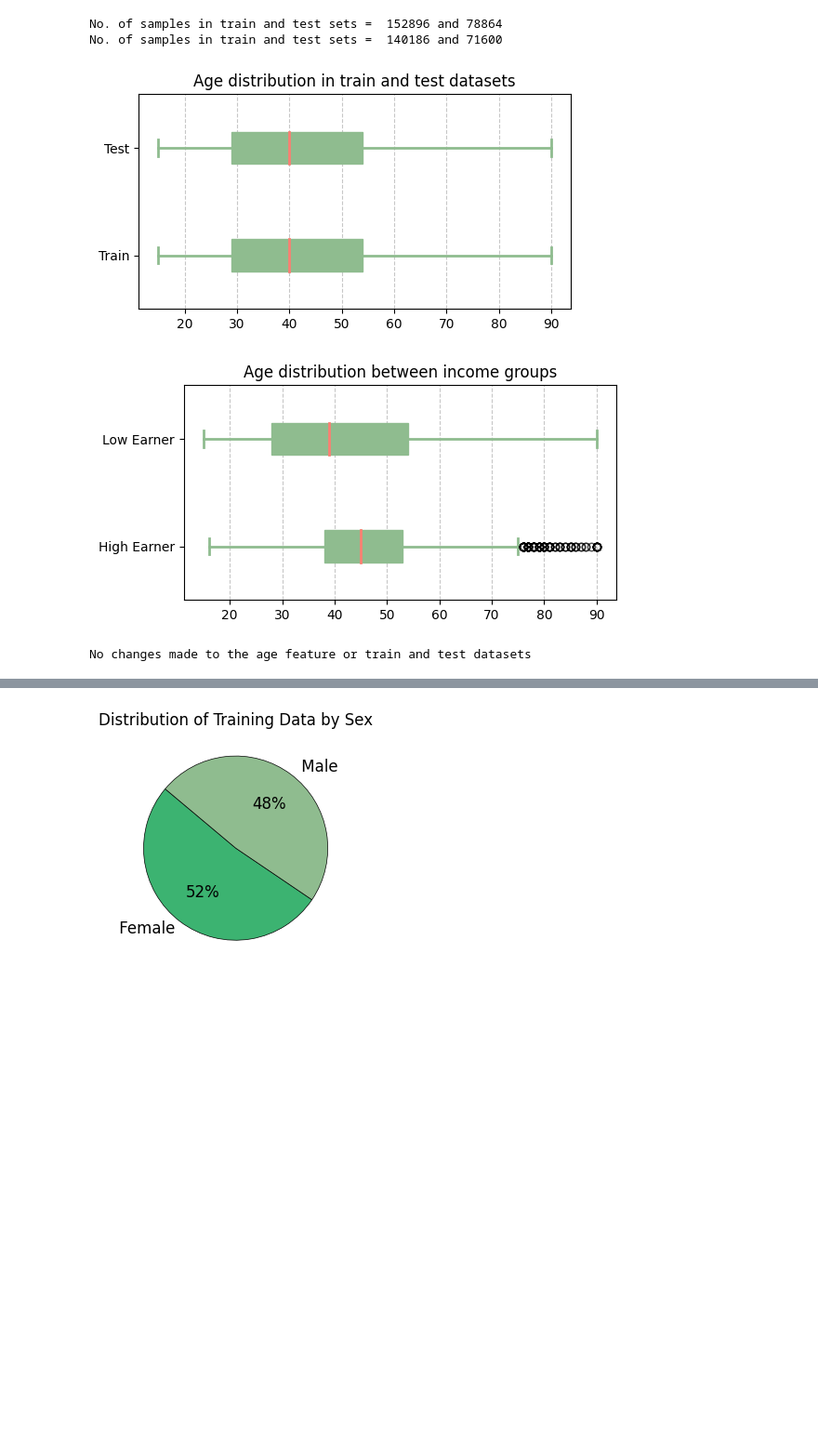
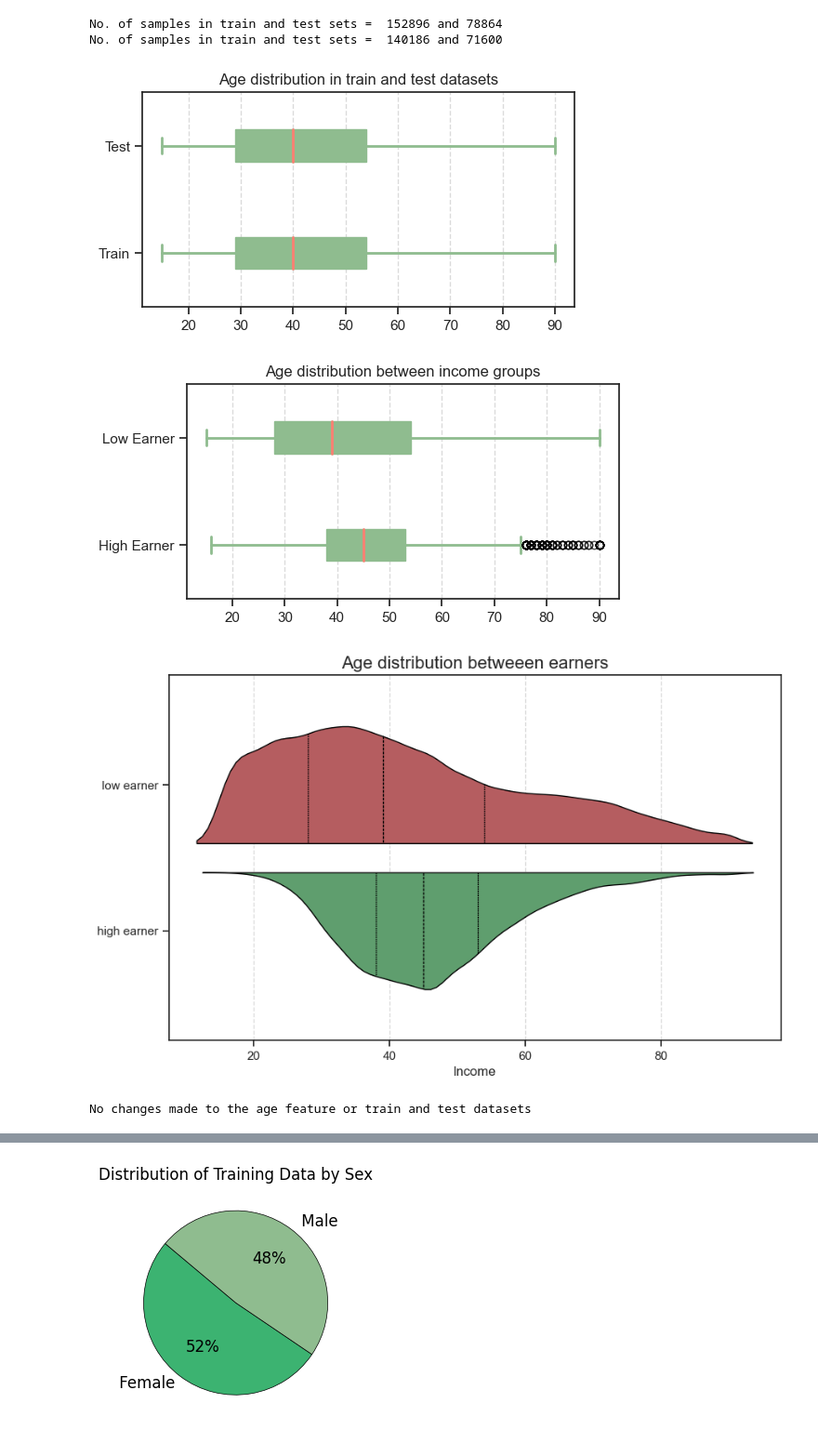
Before and after one commit to jedwingrove/US_census_income_task, a Jupyter notebook: Notebooks/WIP.ipynb, the cells around one changed output, grey strips where cells are left out. Shown at 93% size. Drawn from its saved outputs; the diff is of its cells as text; code cells hidden in the pictures; blank space fills up the shorter version.

```diff
--- a/Notebooks/WIP.ipynb
+++ b/Notebooks/WIP.ipynb
@@ -227,34 +227,58 @@ boxplot_settings = {
 
 plt.figure(figsize=(6, 3))
 plt.boxplot([train_age, test_age], labels=['Train', 'Test'], vert=False, **boxplot_settings)
 plt.title('Age distribution in train and test datasets')
 plt.grid(axis='x', linestyle='--', alpha=0.7)
 plt.show()
 
 
-
 high_earner_data, low_earner_data=update_earners_train(df)
 # check for outliers in the high and low earner datasets
 plt.figure(figsize=(6, 3))
 plt.boxplot([high_earner_data[feature], low_earner_data[feature]], labels=['High Earner', 'Low Earner'], vert=False, **boxplot_settings)
 plt.title('Age distribution between income groups')
 plt.grid(axis='x', linestyle='--', alpha=0.7)
+plt.show()
+
+
+violin_settings = {
+    # 'palette': {'High Earner': 'darkseagreen', 'Low Earner': 'darkseagreen'},
+    'inner': 'quartile',  # Show quartiles inside the violin
+    'linewidth': 1.5  # Line width for the edges of the violins
+
+}
+earn_mapping={'High earner': 1, 'Low earener' : 0}
+
+df['earners']=df['TARGET_bin'].replace(earn_mapping)
+# Create a violin plot
+sns.set(style='ticks', rc={'axes.facecolor': 'white'})  # Set axes background color
+plt.figure(figsize=(10, 6))
+sns.violinplot(data=df, x='AAGE', hue='earners',split=True, gap=.2, inner="quart", orient='v', palette=["r", "g"], linecolor='black', linewidth=1) # **violin_settings)
+
+# Add customizations
+plt.title('Age distribution betweeen earners', fontsize=16)
+plt.xlabel('Income')
+plt.legend().remove()
+plt.yticks(ticks=[-0.2, 0.2], labels=['low earner', 'high earner'])
+plt.grid(axis='x', linestyle='--', alpha=0.7)
+
 plt.show()
 
 # few outliers when looking at labels, I think it's ok
 # leave for now, but can be removed using the code below if needed (TukeyIQR)
 
 # label_age=np.array(train_data['AAGE'])
 # q3 = np.percentile(label_age, 75)
 # q1 = np.percentile(label_age, 25)
 # iqr = q3 - q1
 
 # ceiling = q3 + 1.5*iqr
 # outliers = label_age[label_age > ceiling]
 # print('Outliers: ', outliers)
 
 print('No changes made to the age feature or train and test datasets')
 # %% [output]
-[figure, old version]
+[figure, new version]
-[figure, old version]
+[figure, new version]
+[figure, added]
 No changes made to the age feature or train and test datasets
```
Also changed, not shown: parts of 1 cell of this notebook.
